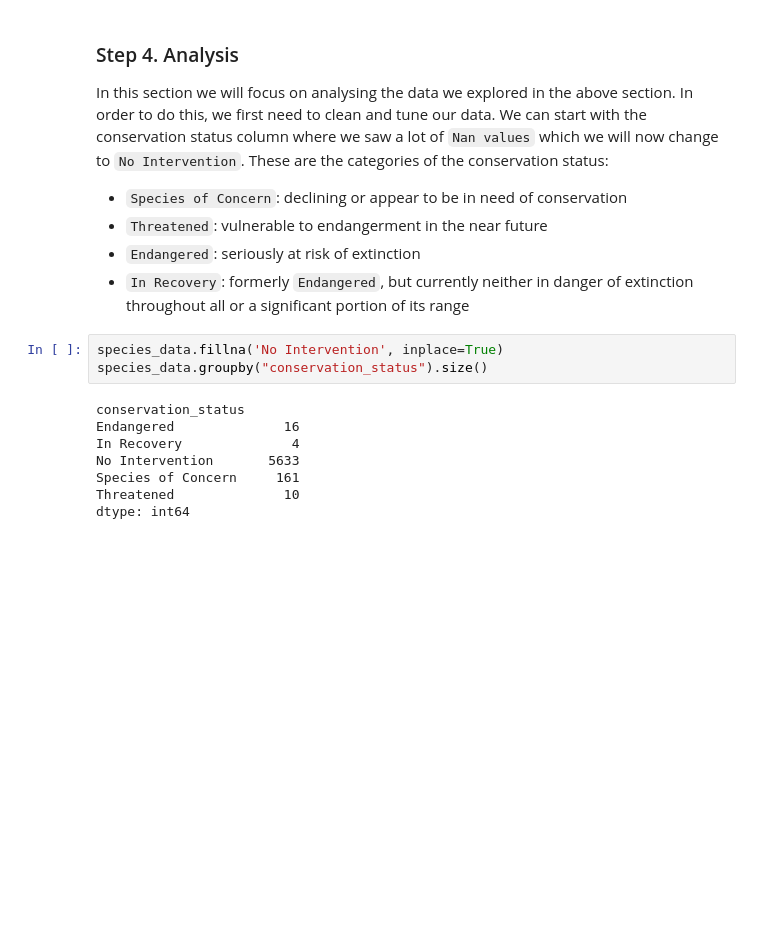
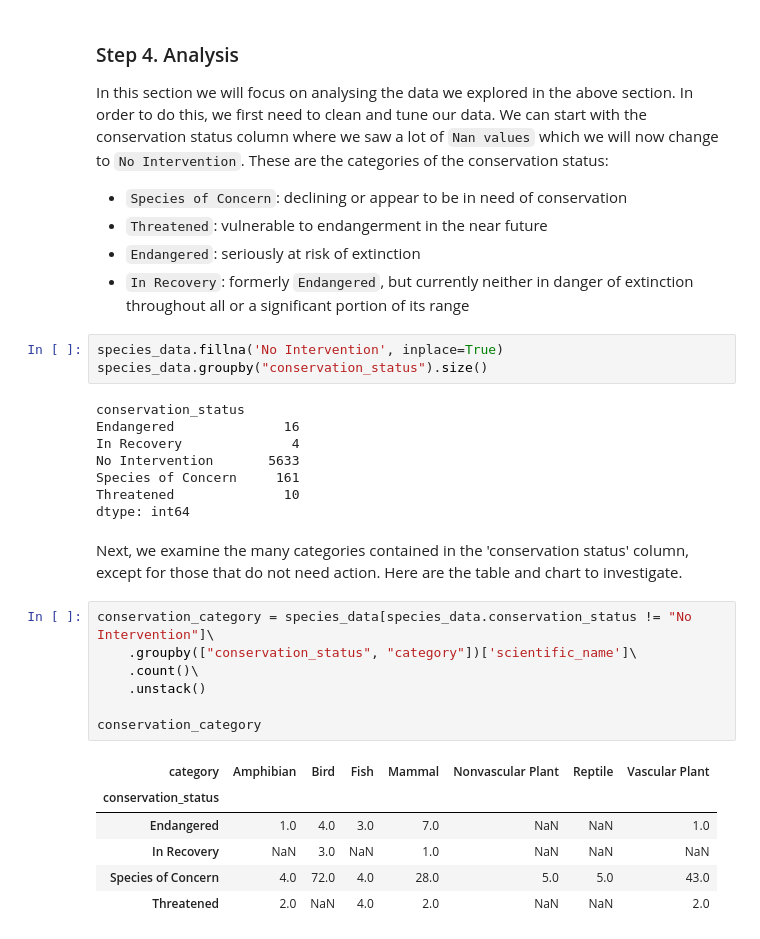
Before and after one commit to parz1val-13/Biodiversity-ML-project, a Jupyter notebook: biodiversity_starter/biodiversity.ipynb, the cells around one changed output. Saved outputs shown, nothing was run; the diff lists cells and outputs as text; blank space fills up the shorter version.

```diff
--- a/biodiversity_starter/biodiversity.ipynb
+++ b/biodiversity_starter/biodiversity.ipynb
@@ -212,3 +212,19 @@ No Intervention       5633
 Species of Concern     161
 Threatened              10
 dtype: int64
+# %% [markdown]
+Next, we examine the many categories contained in the 'conservation status' column, except for those that do not need action. Here are the table and chart to investigate.
+# %%
+conservation_category = species_data[species_data.conservation_status != "No Intervention"]\
+    .groupby(["conservation_status", "category"])['scientific_name']\
+    .count()\
+    .unstack()
+
+conservation_category
+# %% [output]
+| category | Amphibian | Bird | Fish | Mammal | Nonvascular Plant | Reptile | Vascular Plant |
+| conservation_status |  |  |  |  |  |  |  |
+| Endangered | 1.0 | 4.0 | 3.0 | 7.0 | NaN | NaN | 1.0 |
+| In Recovery | NaN | 3.0 | NaN | 1.0 | NaN | NaN | NaN |
+| Species of Concern | 4.0 | 72.0 | 4.0 | 28.0 | 5.0 | 5.0 | 43.0 |
+| Threatened | 2.0 | NaN | 4.0 | 2.0 | NaN | NaN | 2.0 |
```
Also changed, not shown: parts of 8 cells of this notebook.
